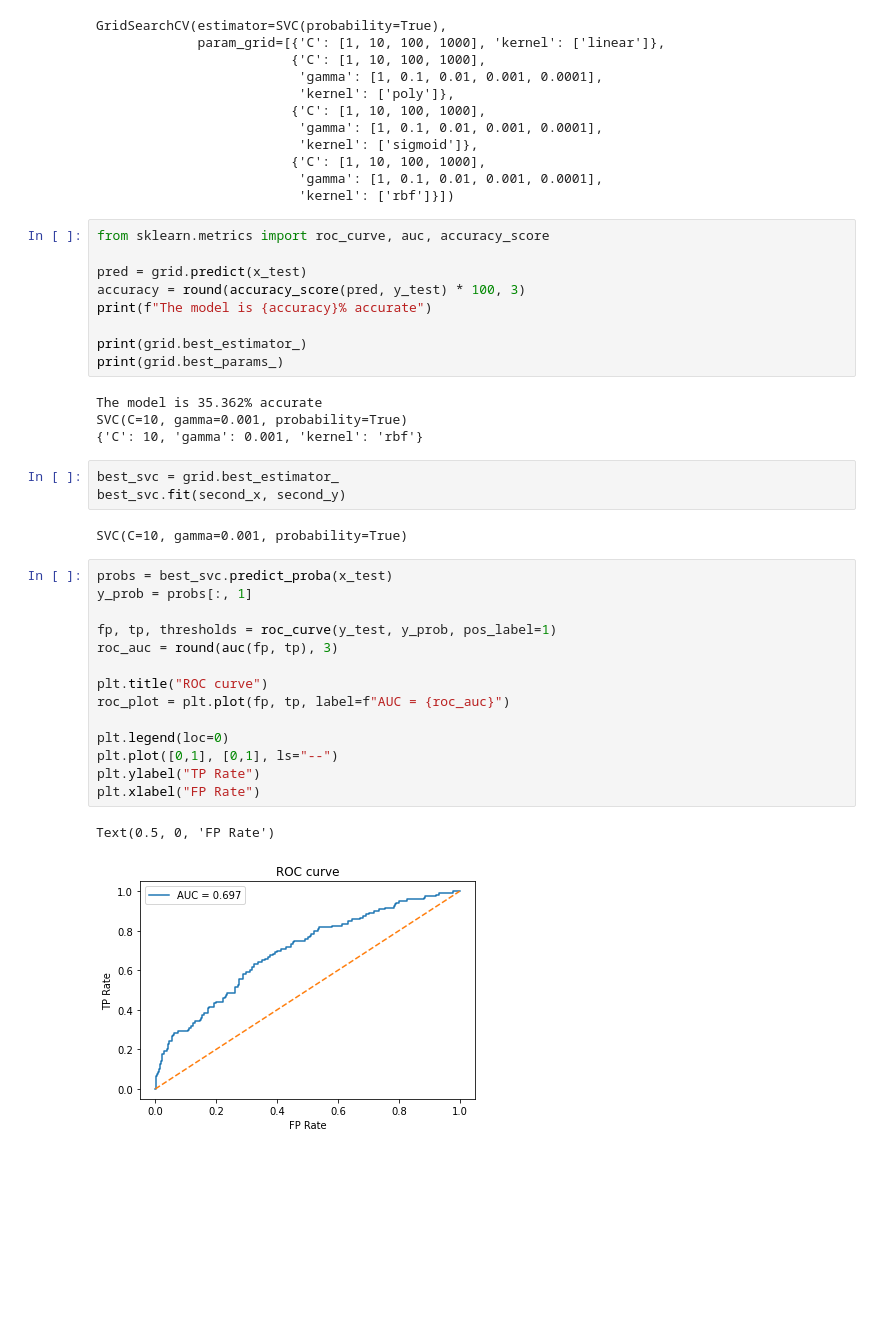
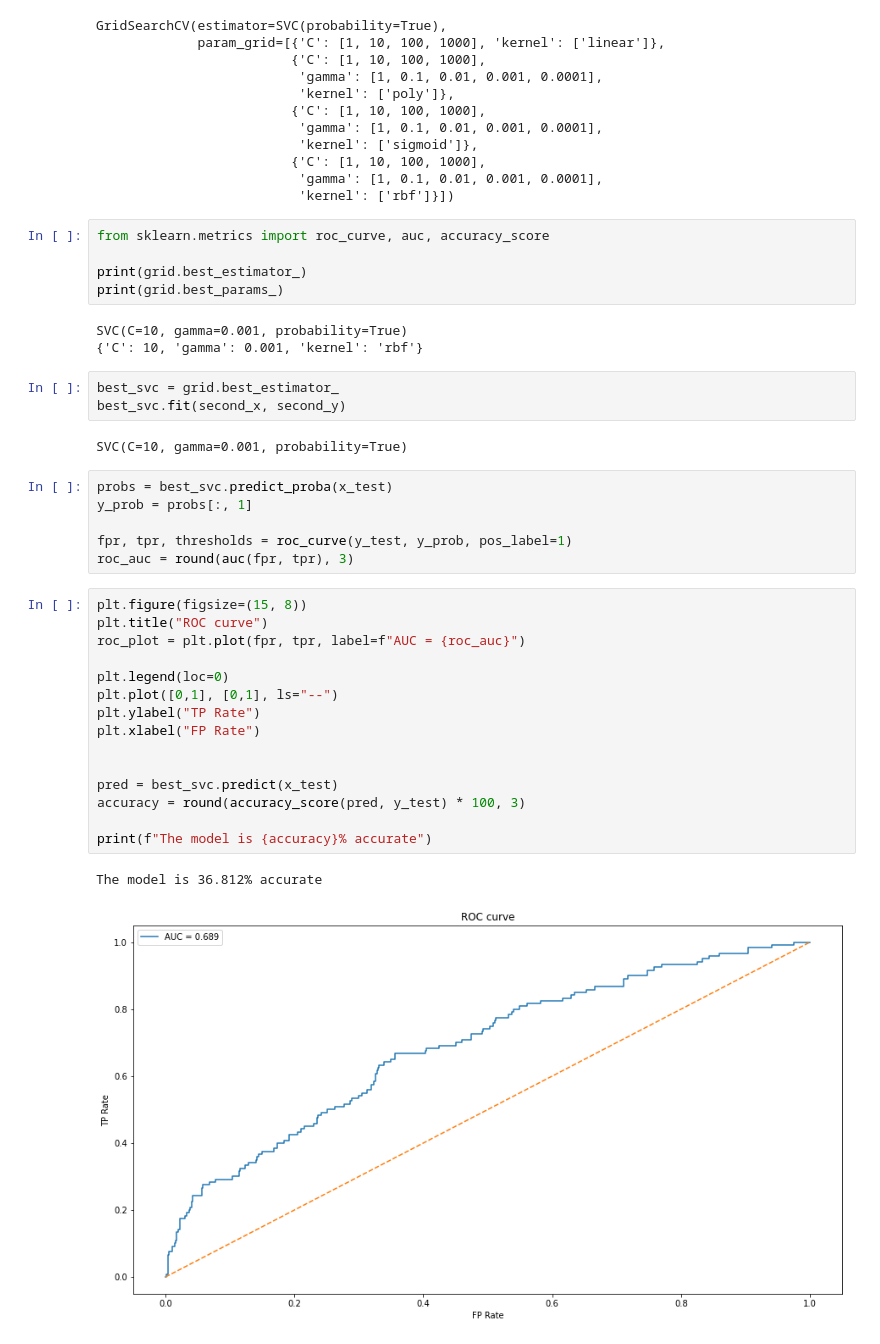
Before and after one commit to WTS012201/CSE4334, a Jupyter notebook: assignment4/svm.ipynb, the cells around one changed output. Drawn from its saved outputs; the diff is of its cells as text; blank space fills up the shorter version.

```diff
--- a/assignment4/svm.ipynb
+++ b/assignment4/svm.ipynb
@@ -63,14 +63,9 @@ GridSearchCV(estimator=SVC(probability=True),
 # %%
 from sklearn.metrics import roc_curve, auc, accuracy_score
 
-pred = grid.predict(x_test)
-accuracy = round(accuracy_score(pred, y_test) * 100, 3)
-print(f"The model is {accuracy}% accurate")
-
 print(grid.best_estimator_)
 print(grid.best_params_)
 # %% [output]
-The model is 35.362% accurate
 SVC(C=10, gamma=0.001, probability=True)
 {'C': 10, 'gamma': 0.001, 'kernel': 'rbf'}
 # %%
@@ -78,20 +73,27 @@ best_svc = grid.best_estimator_
 best_svc.fit(second_x, second_y)
 # %% [output]
 SVC(C=10, gamma=0.001, probability=True)
+# %%
+probs = best_svc.predict_proba(x_test)
+y_prob = probs[:, 1]
+
+fpr, tpr, thresholds = roc_curve(y_test, y_prob, pos_label=1)
+roc_auc = round(auc(fpr, tpr), 3)
 # %%
-probs = best_svc.predict_proba(x_test)
-y_prob = probs[:, 1]
-
-fp, tp, thresholds = roc_curve(y_test, y_prob, pos_label=1)
-roc_auc = round(auc(fp, tp), 3)
-
+plt.figure(figsize=(15, 8))
 plt.title("ROC curve")
-roc_plot = plt.plot(fp, tp, label=f"AUC = {roc_auc}")
+roc_plot = plt.plot(fpr, tpr, label=f"AUC = {roc_auc}")
 
 plt.legend(loc=0)
 plt.plot([0,1], [0,1], ls="--")
 plt.ylabel("TP Rate")
 plt.xlabel("FP Rate")
+
+
+pred = best_svc.predict(x_test)
+accuracy = round(accuracy_score(pred, y_test) * 100, 3)
+
+print(f"The model is {accuracy}% accurate")
 # %% [output]
-Text(0.5, 0, 'FP Rate')
+The model is 36.812% accurate
-[figure, old version]
+[figure, new version]
```
Also changed, not shown: 1 other file.
